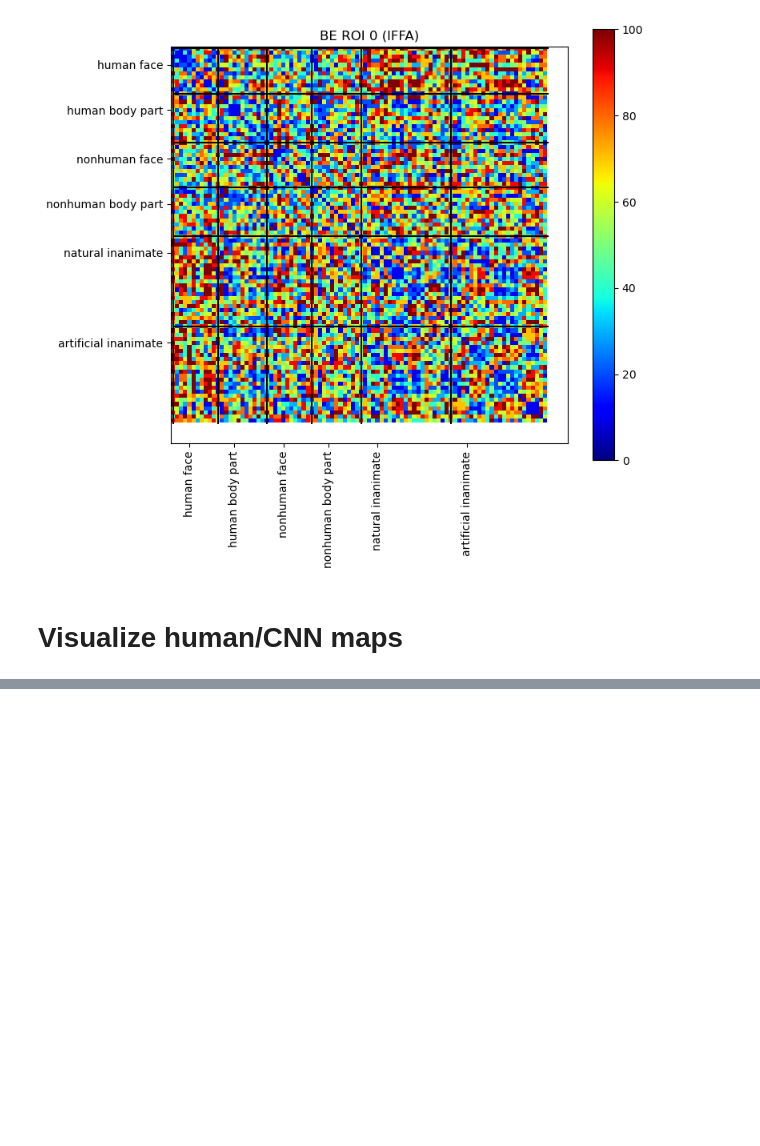
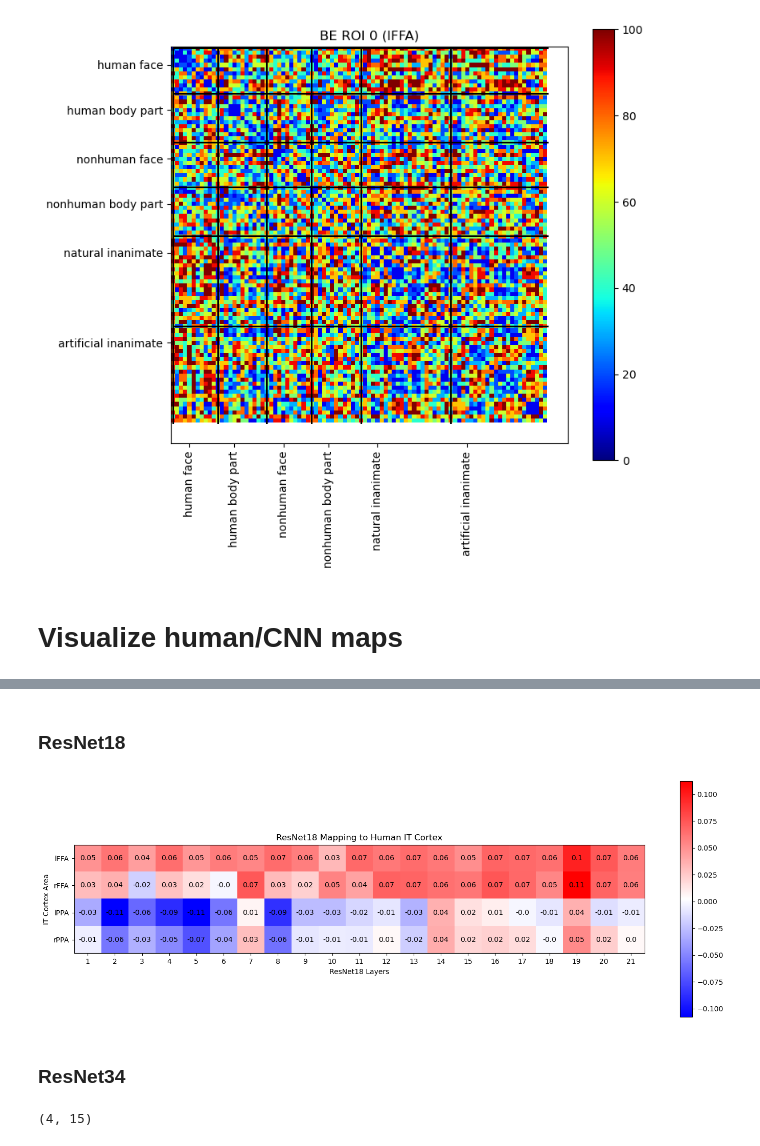
Before and after one commit to Olivia-Yoo/neuro140, a Jupyter notebook: code/figures.ipynb, the cells around one changed output, grey strips where cells are left out. Drawn from its saved outputs; the diff is of its cells as text; code cells hidden in the pictures; blank space fills up the shorter version.

```diff
--- a/code/figures.ipynb
+++ b/code/figures.ipynb
@@ -210,0 +197,13 @@ plt.show()
+# %% [markdown]
+### ResNet18
+# %%
+save_path = MAP_DATA_PATH + '/rn18_human_map.png'
+viz_human_cnn_map(rn18_map, 'ResNet18', save=True, save_name=save_path)
+# %% [output]
+[figure, added]
+# %% [markdown]
+### ResNet34
+# %%
+rn34_map[:, 0:15].shape
+# %% [output]
+(4, 15)
```
Also changed, not shown: parts of 13 cells of this notebook, 8 other files.
